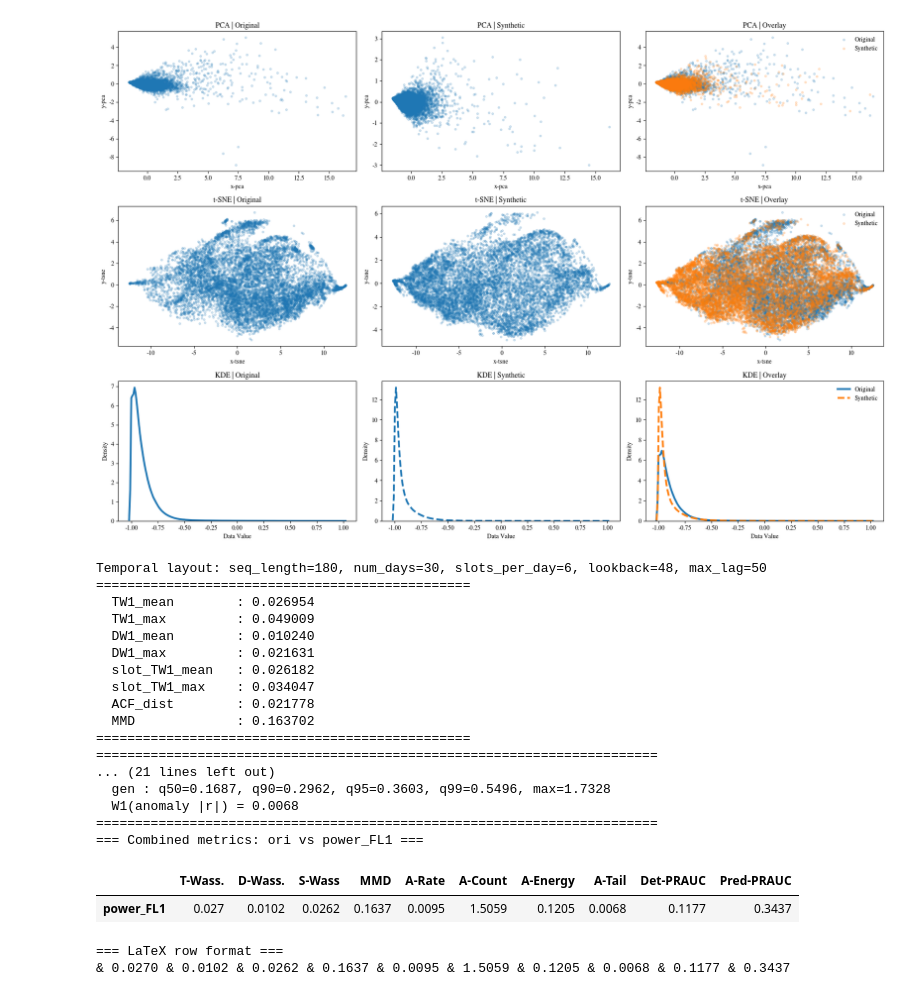
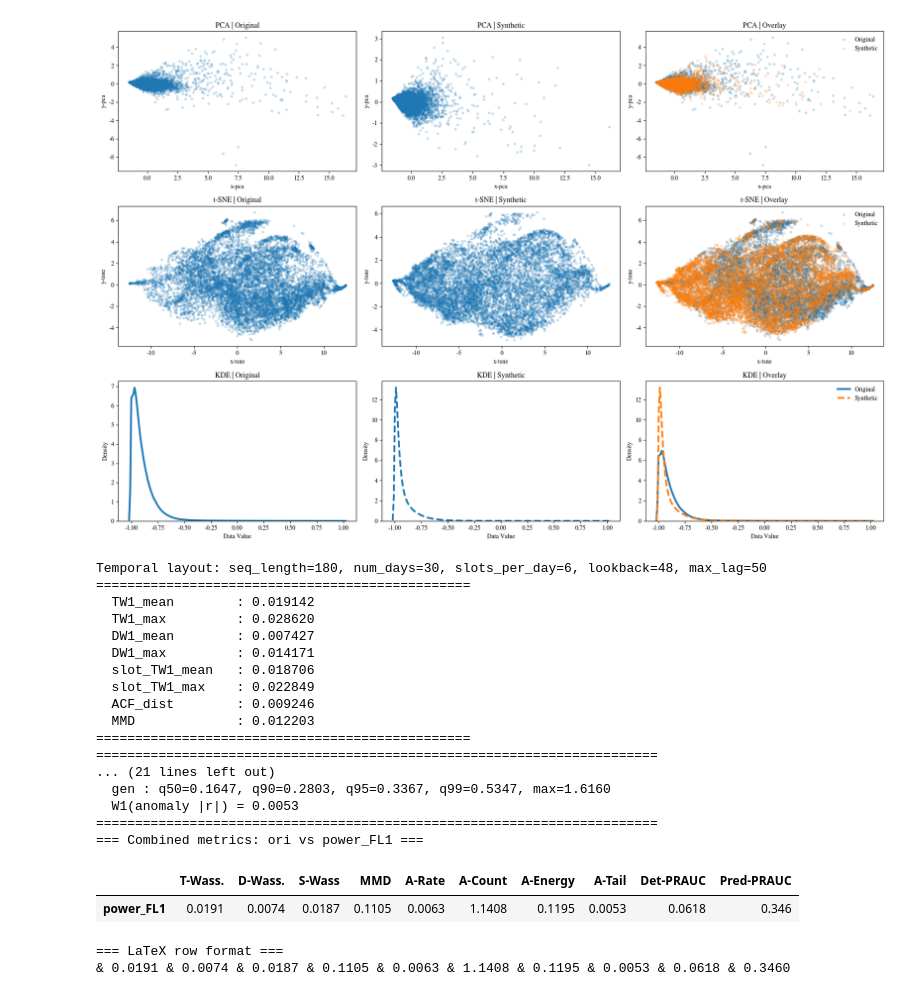
Before and after one commit to LinJiang18/SynEnergy, a Jupyter notebook: SynEnergy/Experiment/Result_Analysis/Metric_Check.ipynb, the cells around one changed output. Cells and saved outputs as stored; diff of their text form; code cells hidden in the pictures.

```diff
--- a/SynEnergy/Experiment/Result_Analysis/Metric_Check.ipynb
+++ b/SynEnergy/Experiment/Result_Analysis/Metric_Check.ipynb
@@ -45,6 +45,15 @@ gen = np.load(f"../../OUTPUT/{RUN_NAME}/generate_data_norm_{RUN_NAME}.npy")
 cond_ori = np.load("../../Data/Power/Tallahassee_seq_180_sample_10000_condition.npy")
 cond_gen = np.load(f"../../OUTPUT/{RUN_NAME}/generate_cond_{RUN_NAME}.npy")
 
+from Data.build_dataloader import load_normalizer_from_disk
+from controlnet.ae.historical_info import historical_info_to_norm, load_historical_info
+
+HIST_PATH = "../../Data/Power/Tallahassee_seq_180_sample_10000_historical_info.npy"
+ori_hist = historical_info_to_norm(
+    load_historical_info(HIST_PATH, expected_shape=ori.shape),
+    load_normalizer_from_disk(f"../../OUTPUT/{RUN_NAME}"),
+)
+
 assert cond_ori.ndim == 3 and cond_ori.shape[1:] == (1, 1), (
     f"cond_ori must be (N, 1, 1), got {cond_ori.shape}"
 )
@@ -309,6 +318,7 @@ RESIDUAL_KWARGS = dict(
     cond=cond_ori,
     gen_cond=cond_gen,
     cond_group_num_days=COND_GROUP_NUM_DAYS,
+    ori_baseline=ori_hist,
 )
 GLOBAL_KWARGS = dict(
     slots_per_day=layout["slots_per_day"],
@@ -324,6 +334,8 @@ DOWNSTREAM_KWARGS = dict(
     cond=cond_ori,
     baseline_conds={RUN_NAME: cond_gen},
     cond_group_num_days=COND_GROUP_NUM_DAYS,
+    ori_baseline=ori_hist,
+    detection_difficulty="hard",
 )
 
 # --- Global distribution ---
@@ -331,7 +343,8 @@ global_metrics = compute_distribution_distance(ori, gen, **GLOBAL_KWARGS)
 print_global_distribution_report(global_metrics)
 
 global_row = {
-    METRIC_RENAME[k]: global_metrics[k] for k in GLOBAL_COLS
+    METRIC_RENAME[k]: float(np.sqrt(global_metrics[k])) if k == "MMD" else global_metrics[k]
+    for k in GLOBAL_COLS
 }
 
 # --- Anomaly distribution ---
@@ -356,43 +369,43 @@ downstream_tbl = downstream_summary_table(
     ori,
     {RUN_NAME: gen},
     baseline_names=[RUN_NAME],
     **DOWNSTREAM_KWARGS,
 ).drop(index="oracle", errors="ignore")
 downstream_row = downstream_tbl.loc[RUN_NAME].to_dict()
 
 combined_tbl = _fmt(
     pd.DataFrame(
         [{**global_row, **anomaly_row, **downstream_row}],
         index=[RUN_NAME],
     )[SELECTED_COLS]
 )
 
 print(f"=== Combined metrics: ori vs {RUN_NAME} ===")
 display(combined_tbl)
 
 print("\n=== LaTeX row format ===")
 row_vals = combined_tbl.loc[RUN_NAME, SELECTED_COLS].values
 line = " & ".join(f"{v:.{DECIMALS}f}" for v in row_vals)
 print(f"& {line}")
 # %% [output]
 Temporal layout: seq_length=180, num_days=30, slots_per_day=6, lookback=48, max_lag=50
 ================================================
-  TW1_mean        : 0.026954
-  TW1_max         : 0.049009
-  DW1_mean        : 0.010240
-  DW1_max         : 0.021631
-  slot_TW1_mean   : 0.026182
-  slot_TW1_max    : 0.034047
-  ACF_dist        : 0.021778
-  MMD             : 0.163702
+  TW1_mean        : 0.019142
+  TW1_max         : 0.028620
+  DW1_mean        : 0.007427
+  DW1_max         : 0.014171
+  slot_TW1_mean   : 0.018706
+  slot_TW1_max    : 0.022849
+  ACF_dist        : 0.009246
+  MMD             : 0.012203
 ================================================
 ========================================================================
 ... (21 lines left out)
-  gen : q50=0.1687, q90=0.2962, q95=0.3603, q99=0.5496, max=1.7328
-  W1(anomaly |r|) = 0.0068
+  gen : q50=0.1647, q90=0.2803, q95=0.3367, q99=0.5347, max=1.6160
+  W1(anomaly |r|) = 0.0053
 ========================================================================
 === Combined metrics: ori vs power_FL1 ===
 |  | T-Wass. | D-Wass. | S-Wass | MMD | A-Rate | A-Count | A-Energy | A-Tail | Det-PRAUC | Pred-PRAUC |
-| power_FL1 | 0.027 | 0.0102 | 0.0262 | 0.1637 | 0.0095 | 1.5059 | 0.1205 | 0.0068 | 0.1177 | 0.3437 |
+| power_FL1 | 0.0191 | 0.0074 | 0.0187 | 0.1105 | 0.0063 | 1.1408 | 0.1195 | 0.0053 | 0.0618 | 0.346 |
 === LaTeX row format ===
-& 0.0270 & 0.0102 & 0.0262 & 0.1637 & 0.0095 & 1.5059 & 0.1205 & 0.0068 & 0.1177 & 0.3437
+& 0.0191 & 0.0074 & 0.0187 & 0.1105 & 0.0063 & 1.1408 & 0.1195 & 0.0053 & 0.0618 & 0.3460
```
Also changed, not shown: parts of 1 cell of this notebook, 12 other files.
